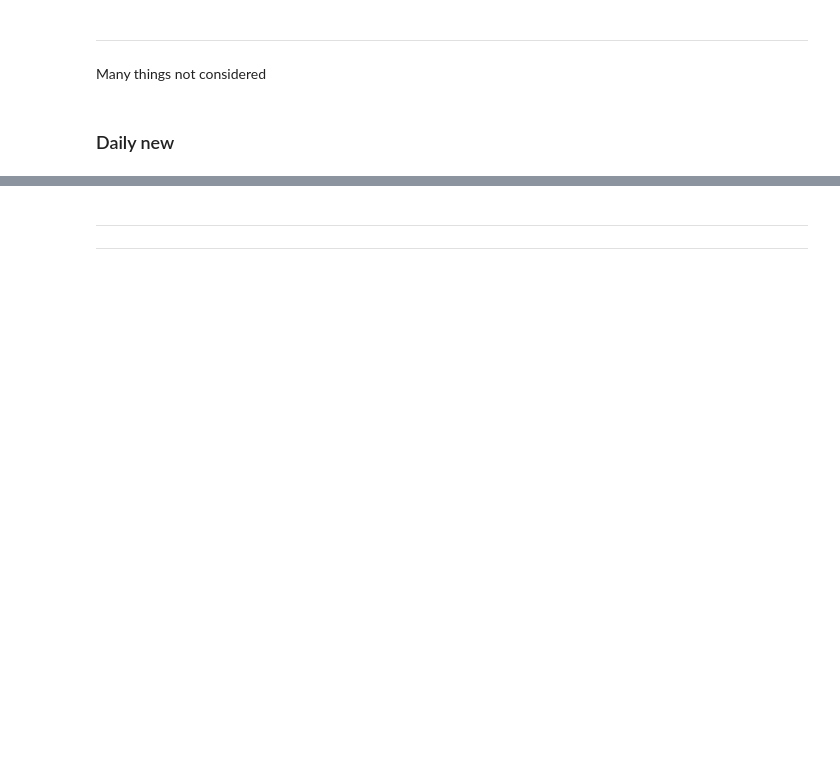
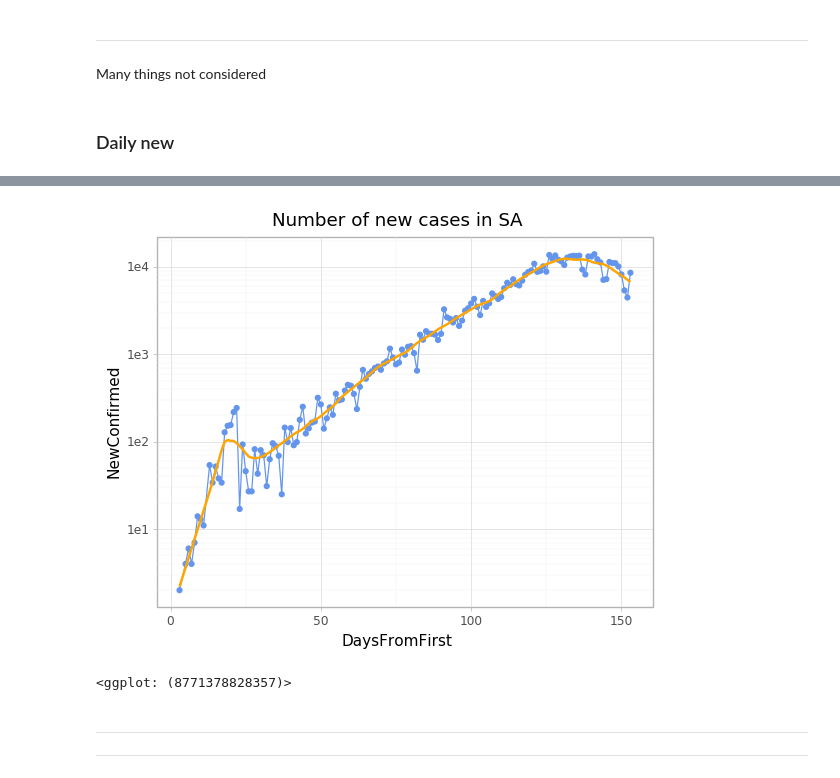
Before and after one commit to ArmandBester/SARS-COV2-in-SA, a Jupyter notebook: SA_cov_dr.ipynb, the cells around one changed output, grey strips where cells are left out. Saved outputs shown, nothing was run; the diff lists cells and outputs as text; code cells hidden in the pictures; blank space fills up the shorter version.

```diff
--- a/SA_cov_dr.ipynb
+++ b/SA_cov_dr.ipynb
@@ -388,3 +383,15 @@ plt.title('Number of new confirmed SARS-COV2 cases in SA');
+# %%
+
+(ggplot(SAdf[SAdf['NewConfirmed'] > 1], aes('DaysFromFirst', 'NewConfirmed'))
+    + geom_line(color='cornflowerblue')
+    + geom_point(color='cornflowerblue')
+    + geom_smooth(span=0.1, color='orange', se=False)
+    + scale_y_log10()
+    + theme_light()
+    + ggtitle("Number of new cases in SA"))
+# %% [output]
+[figure, added]
+<ggplot: (8771378828357)>
 # %% [markdown]
 ---
 
```
Also changed, not shown: parts of 22 cells of this notebook, 8 other files.
